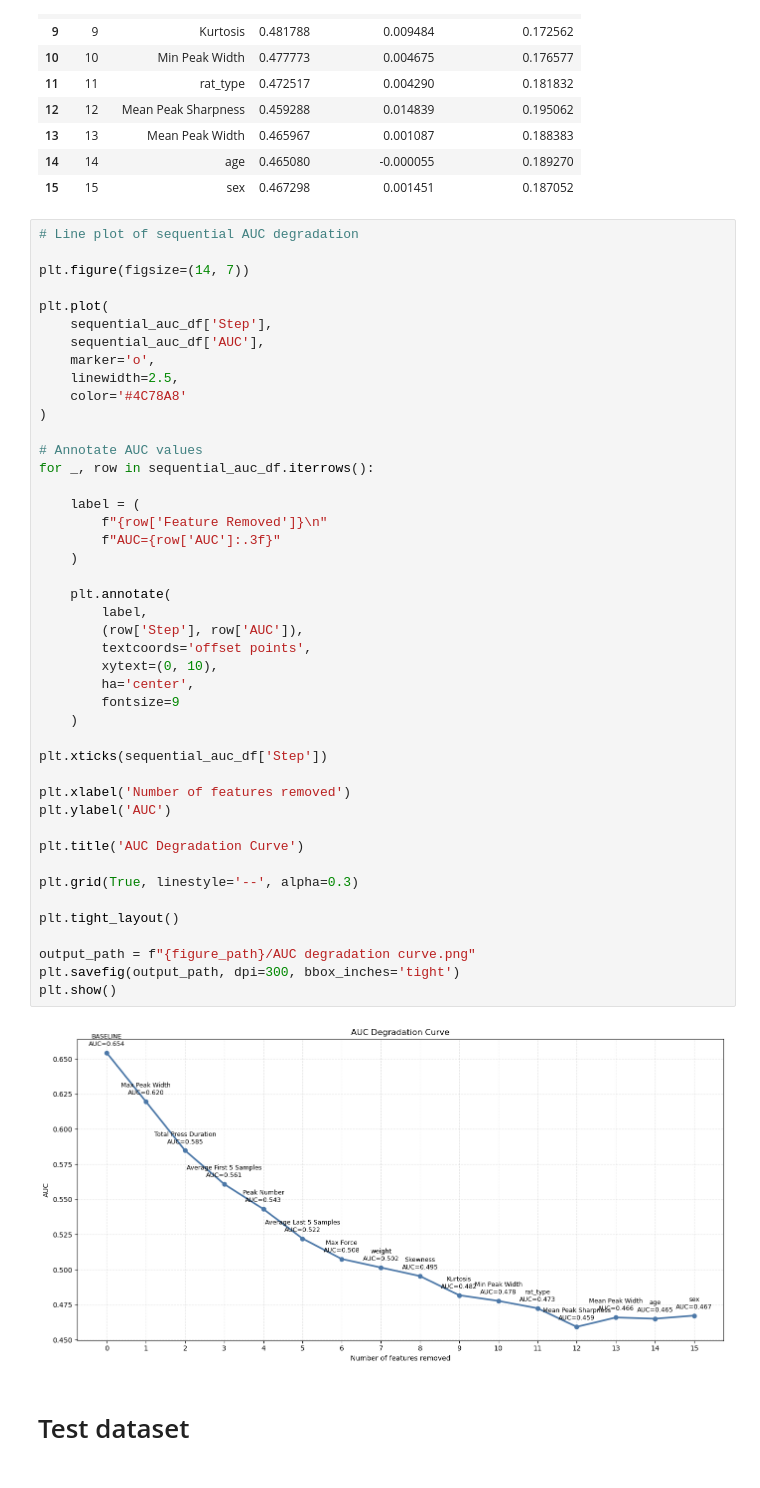
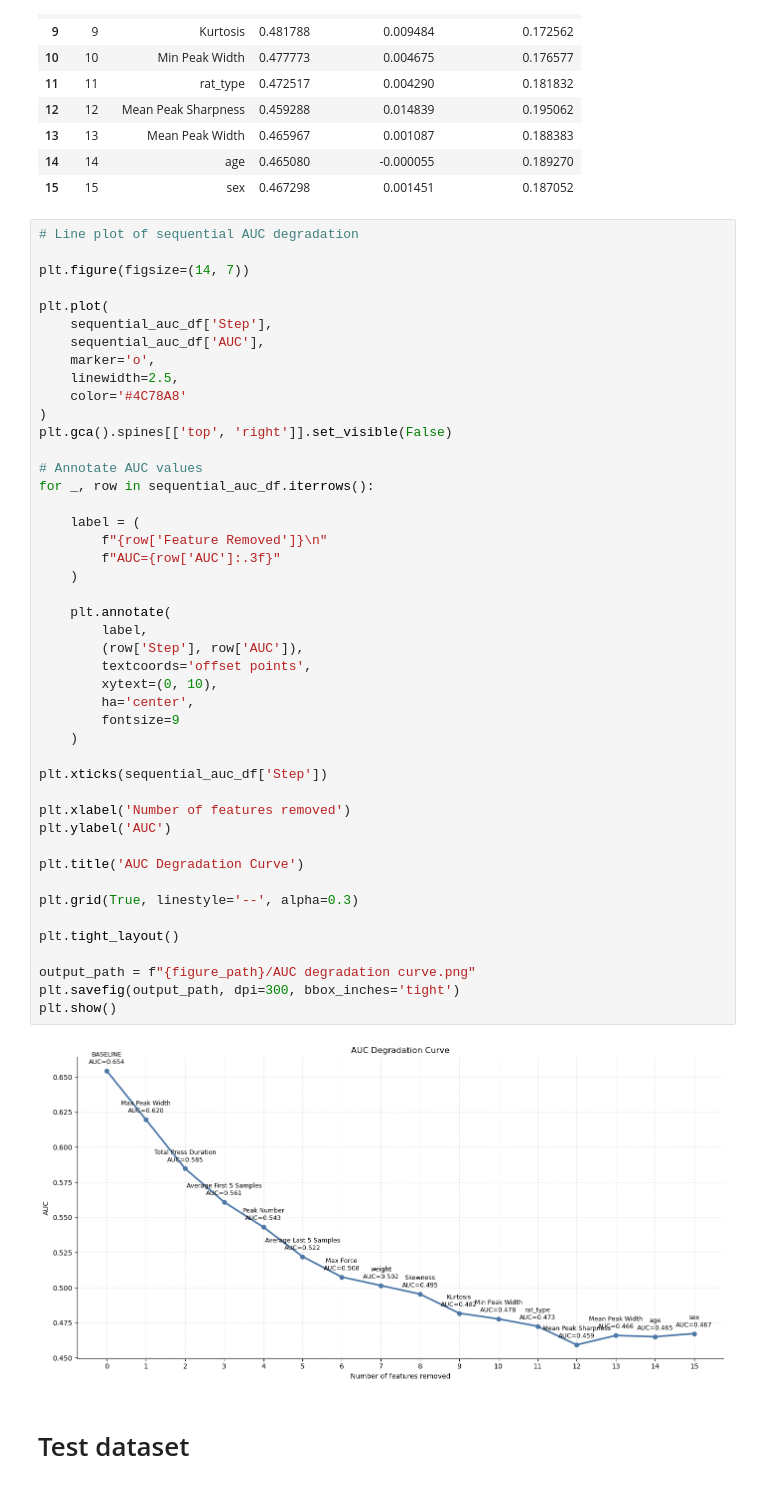
Before and after one commit to Jiefei-Wang/rat-model, a Jupyter notebook: scripts/manuscript/models.ipynb, the cells around one changed output. Cells and saved outputs as stored; diff of their text form.

```diff
--- a/scripts/manuscript/models.ipynb
+++ b/scripts/manuscript/models.ipynb
@@ -472,40 +473,41 @@ plt.plot(
     linewidth=2.5,
     color='#4C78A8'
 )
+plt.gca().spines[['top', 'right']].set_visible(False)
 
 # Annotate AUC values
 for _, row in sequential_auc_df.iterrows():
 
     label = (
         f"{row['Feature Removed']}\n"
         f"AUC={row['AUC']:.3f}"
     )
 
     plt.annotate(
         label,
         (row['Step'], row['AUC']),
         textcoords='offset points',
         xytext=(0, 10),
         ha='center',
         fontsize=9
     )
 
 plt.xticks(sequential_auc_df['Step'])
 
 plt.xlabel('Number of features removed')
 plt.ylabel('AUC')
 
 plt.title('AUC Degradation Curve')
 
 plt.grid(True, linestyle='--', alpha=0.3)
 
 plt.tight_layout()
 
 output_path = f"{figure_path}/AUC degradation curve.png"
 plt.savefig(output_path, dpi=300, bbox_inches='tight')
 plt.show()
 # %% [output]
-[figure, old version]
+[figure, new version]
 # %% [markdown]
 # Test dataset
 # %%
```
Also changed, not shown: parts of 8 cells of this notebook.
